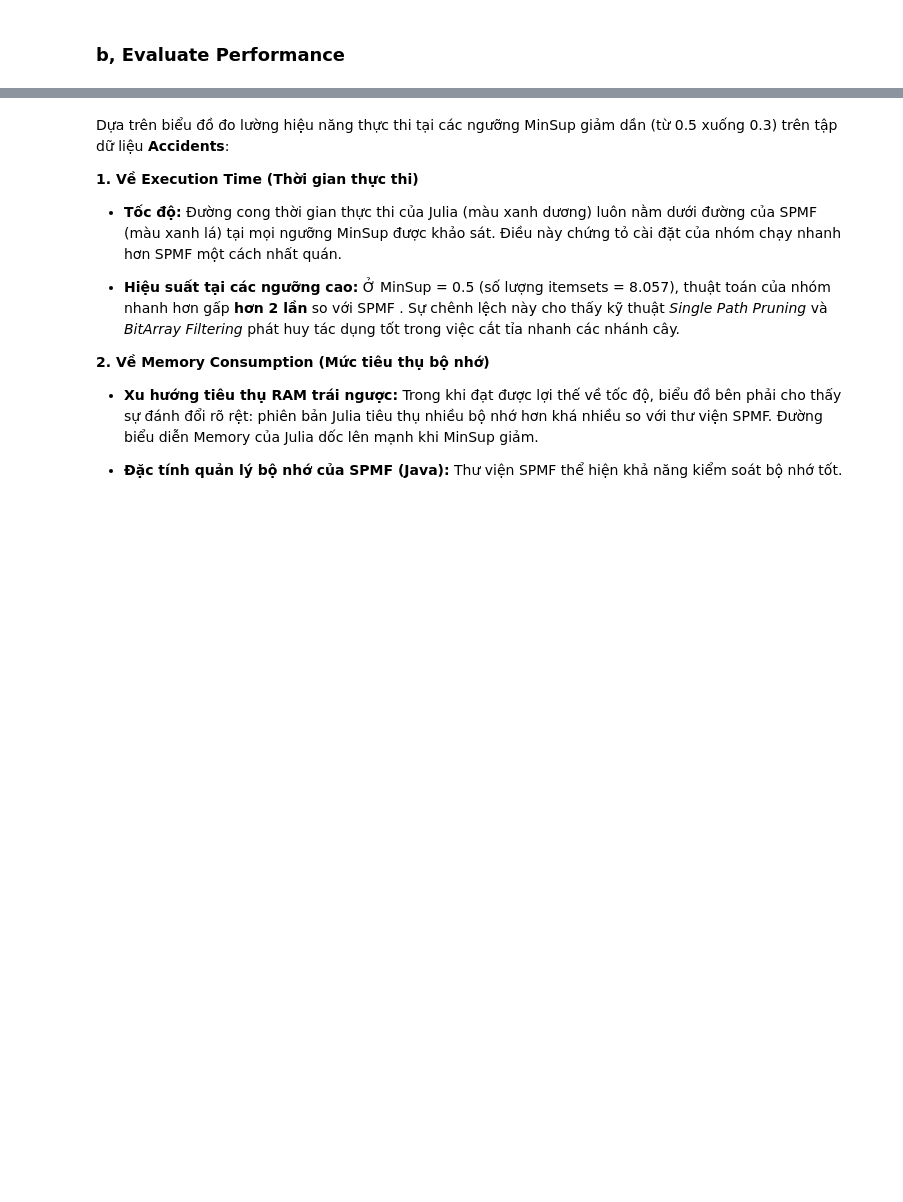
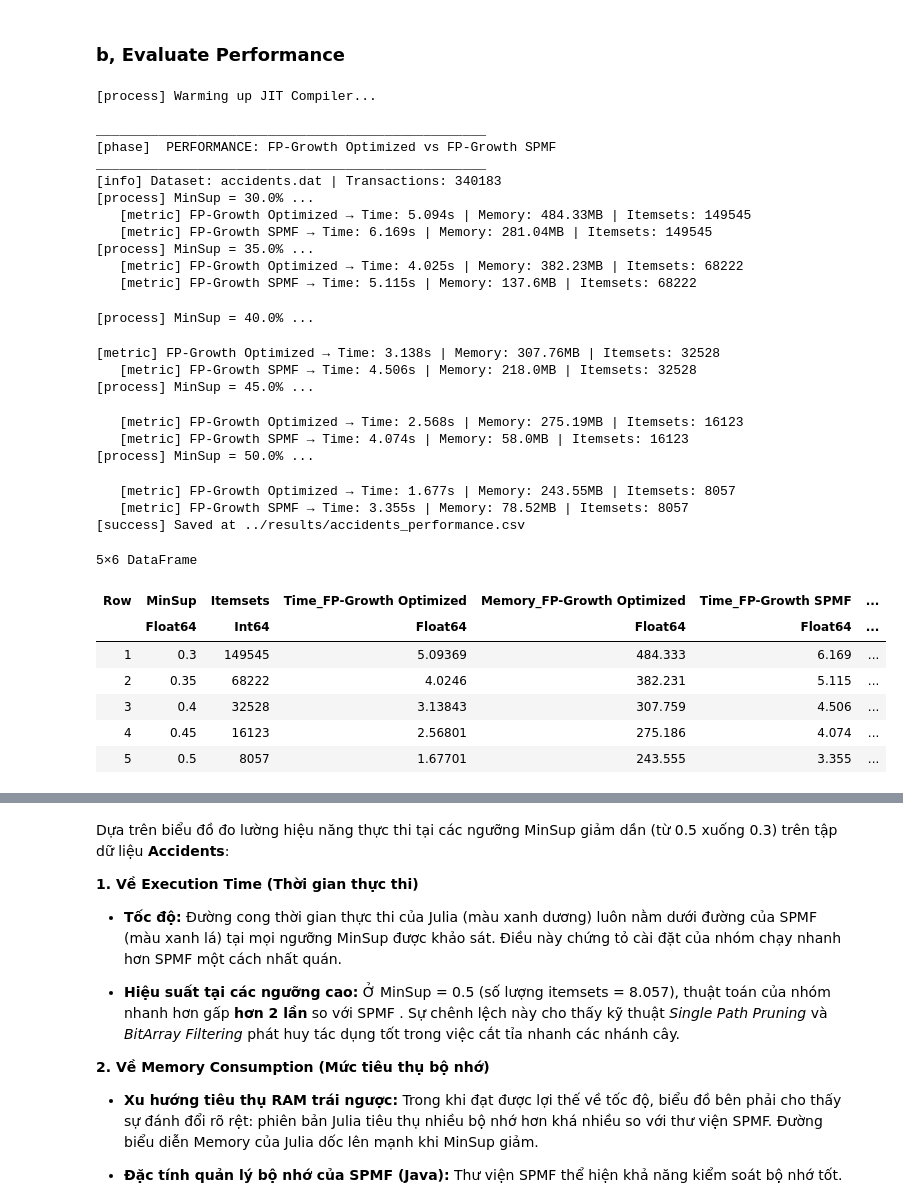
Before and after one commit to HungHiHung10/Lab02-Data-Mining, a Jupyter notebook: notebooks/02_bechmarking.ipynb, the cells around one changed output, grey strips where cells are left out. Drawn from its saved outputs; the diff is of its cells as text; code cells hidden in the pictures; blank space fills up the shorter version.

Commit message:
thêm câu d (accident, retail)

```diff
--- a/notebooks/02_bechmarking.ipynb
+++ b/notebooks/02_bechmarking.ipynb
@@ -990,7 +1014,38 @@ Tỉ lệ khớp là 100%, có thể khẳng định **không có bất kỳ sai
 ### b, Evaluate Performance
 # %%
 # ── Evaluation: Performance (Time & Memory vs MinSup) ────────────────────────
-performance_result = eval_performance(config, logger, algo=FPGrowth.fpgrowth_opt)
+performance_result = eval_performance(config, logger, methods=[:opt, :spmf])
+# %% [output]
+[process] Warming up JIT Compiler...
+
+__________________________________________________
+[phase]  PERFORMANCE: FP-Growth Optimized vs FP-Growth SPMF
+__________________________________________________
+[info] Dataset: accidents.dat | Transactions: 340183
+[process] MinSup = 30.0% ...
+   [metric] FP-Growth Optimized → Time: 5.094s | Memory: 484.33MB | Itemsets: 149545
+   [metric] FP-Growth SPMF → Time: 6.169s | Memory: 281.04MB | Itemsets: 149545
+[process] MinSup = 35.0% ...
+   [metric] FP-Growth Optimized → Time: 4.025s | Memory: 382.23MB | Itemsets: 68222
+   [metric] FP-Growth SPMF → Time: 5.115s | Memory: 137.6MB | Itemsets: 68222
+[process] MinSup = 40.0% ...
+[metric] FP-Growth Optimized → Time: 3.138s | Memory: 307.76MB | Itemsets: 32528
+   [metric] FP-Growth SPMF → Time: 4.506s | Memory: 218.0MB | Itemsets: 32528
+[process] MinSup = 45.0% ...
+   [metric] FP-Growth Optimized → Time: 2.568s | Memory: 275.19MB | Itemsets: 16123
+   [metric] FP-Growth SPMF → Time: 4.074s | Memory: 58.0MB | Itemsets: 16123
+[process] MinSup = 50.0% ...
+   [metric] FP-Growth Optimized → Time: 1.677s | Memory: 243.55MB | Itemsets: 8057
+   [metric] FP-Growth SPMF → Time: 3.355s | Memory: 78.52MB | Itemsets: 8057
+[success] Saved at ../results/accidents_performance.csv
+5×6 DataFrame
+| Row | MinSup | Itemsets | Time_FP-Growth Optimized | Memory_FP-Growth Optimized | Time_FP-Growth SPMF | ... |
+|  | Float64 | Int64 | Float64 | Float64 | Float64 | ... |
+| 1 | 0.3 | 149545 | 5.09369 | 484.333 | 6.169 | ... |
+| 2 | 0.35 | 68222 | 4.0246 | 382.231 | 5.115 | ... |
+| 3 | 0.4 | 32528 | 3.13843 | 307.759 | 4.506 | ... |
+| 4 | 0.45 | 16123 | 2.56801 | 275.186 | 4.074 | ... |
+| 5 | 0.5 | 8057 | 1.67701 | 243.555 | 3.355 | ... |
 # %%
 # ── Visualise Performance ─────────────────────────────────────────────────────
 vis_performance(performance_result, logger)
```
Also changed, not shown: parts of 34 cells of this notebook.
